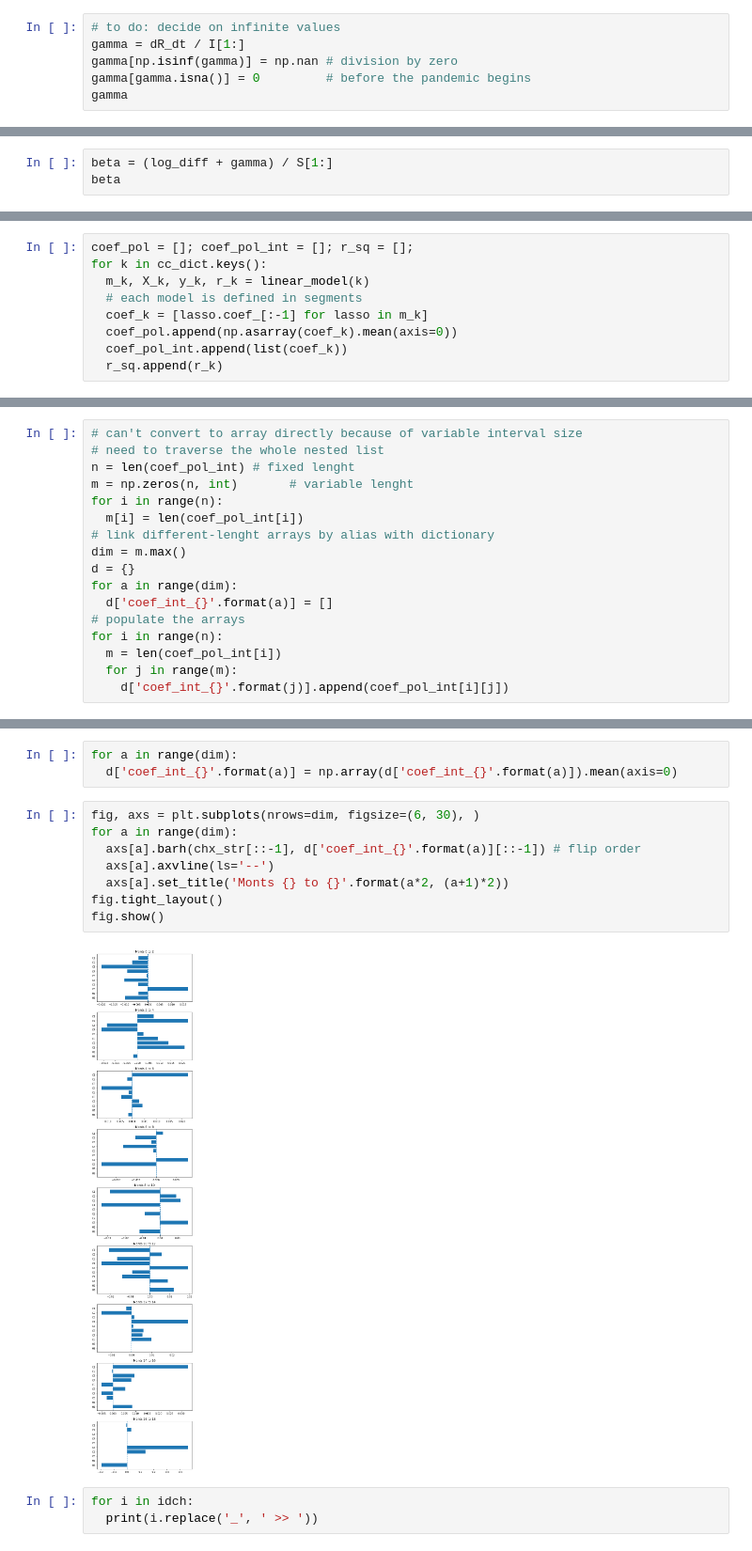
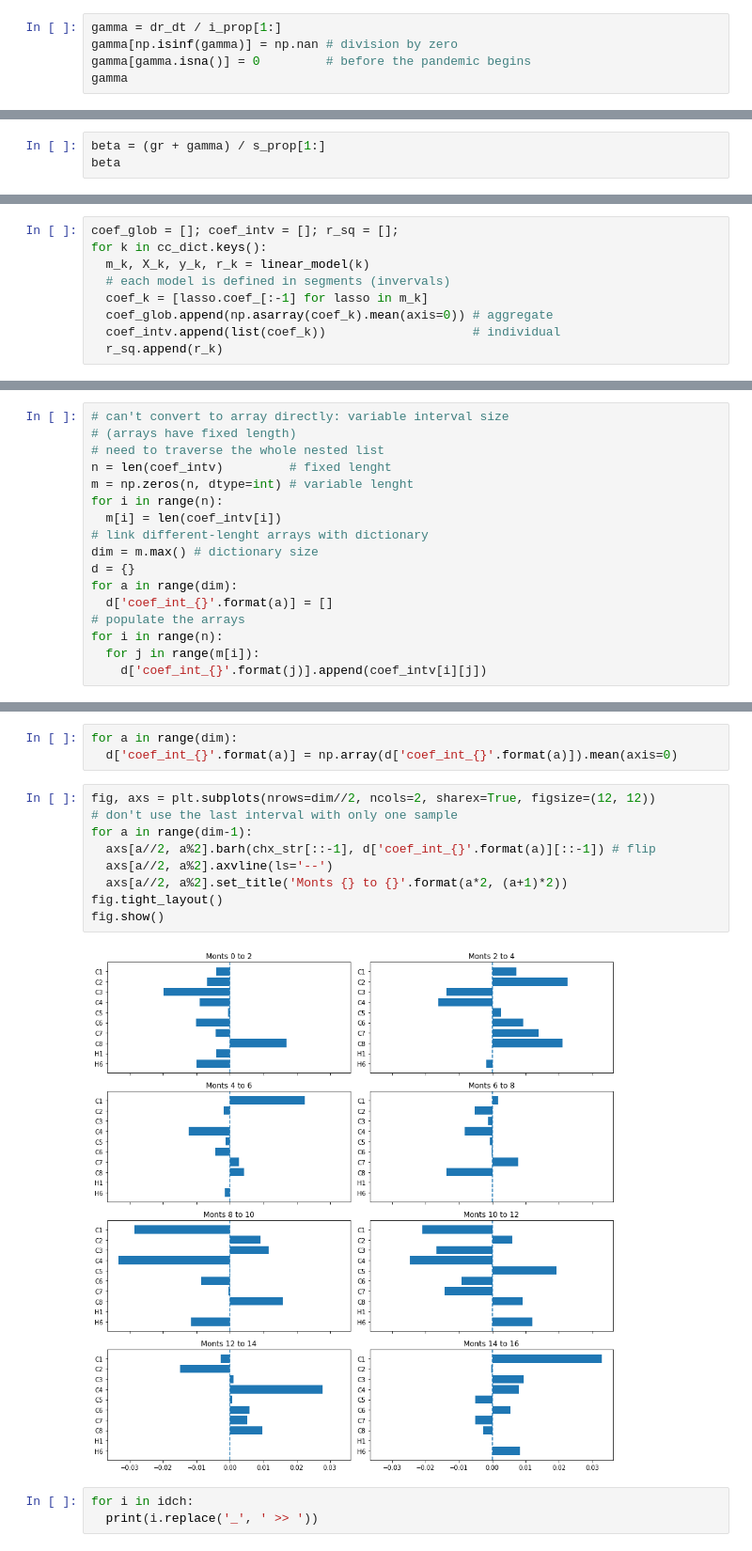
Before and after one commit to alexmadrinanfdez/covid-policy-analysis, a Jupyter notebook: linear-analysis.ipynb, the cells around one changed output, grey strips where cells are left out. Shown at 94% size. Saved outputs shown, nothing was run; the diff lists cells and outputs as text.

Commit message:
proportional compartments for beta computation

```diff
--- a/linear-analysis.ipynb
+++ b/linear-analysis.ipynb
@@ -442,6 +408,5 @@ dR_dt
 # %%
-# to do: decide on infinite values
-gamma = dR_dt / I[1:]
+gamma = dr_dt / i_prop[1:]
 gamma[np.isinf(gamma)] = np.nan # division by zero
 gamma[gamma.isna()] = 0         # before the pandemic begins
 gamma
@@ -462,5 +427,5 @@ gamma
 # %%
-beta = (log_diff + gamma) / S[1:]
+beta = (gr + gamma) / s_prop[1:]
 beta
 # %% [output]
 | Country/Region | Argentina | Australia | China | Czechia | Egypt | Finland | Honduras | India | Japan | Norway | ... |
@@ -1202,13 +1167,13 @@ def linear_model(region, delay=12, print=False):
   else:
     return reg, X, y, score
 # %%
-coef_pol = []; coef_pol_int = []; r_sq = [];
+coef_glob = []; coef_intv = []; r_sq = [];
 for k in cc_dict.keys():
   m_k, X_k, y_k, r_k = linear_model(k)
-  # each model is defined in segments
+  # each model is defined in segments (invervals)
   coef_k = [lasso.coef_[:-1] for lasso in m_k]
-  coef_pol.append(np.asarray(coef_k).mean(axis=0))
-  coef_pol_int.append(list(coef_k))
+  coef_glob.append(np.asarray(coef_k).mean(axis=0)) # aggregate
+  coef_intv.append(list(coef_k))                    # individual
   r_sq.append(r_k)
 # %% [markdown]
 Performance ($R^2$) for the chosen parameters. Is computed from the testing set.
@@ -1262,37 +1227,38 @@ plt.show()
 # %% [markdown]
 *Interval*-wise values for the coefficients of each policy type. They are meant to represent the coefficients at different stages of the pandemic.
 # %%
-# can't convert to array directly because of variable interval size
+# can't convert to array directly: variable interval size
+# (arrays have fixed length)
 # need to traverse the whole nested list
-n = len(coef_pol_int) # fixed lenght
-m = np.zeros(n, int)       # variable lenght
+n = len(coef_intv)         # fixed lenght
+m = np.zeros(n, dtype=int) # variable lenght
 for i in range(n):
-  m[i] = len(coef_pol_int[i])
-# link different-lenght arrays by alias with dictionary
-dim = m.max()
+  m[i] = len(coef_intv[i])
+# link different-lenght arrays with dictionary
+dim = m.max() # dictionary size
 d = {}
 for a in range(dim):
   d['coef_int_{}'.format(a)] = []
 # populate the arrays
 for i in range(n):
-  m = len(coef_pol_int[i])
-  for j in range(m):
-    d['coef_int_{}'.format(j)].append(coef_pol_int[i][j])
+  for j in range(m[i]):
+    d['coef_int_{}'.format(j)].append(coef_intv[i][j])
 # %% [markdown]
 The dictionary is contains the coefficients of the different intervals ordered by country (`axis=0`) and type (`axis=1`).
 # %%
 for a in range(dim):
   d['coef_int_{}'.format(a)] = np.array(d['coef_int_{}'.format(a)]).mean(axis=0)
 # %%
-fig, axs = plt.subplots(nrows=dim, figsize=(6, 30), )
-for a in range(dim):
-  axs[a].barh(chx_str[::-1], d['coef_int_{}'.format(a)][::-1]) # flip order
-  axs[a].axvline(ls='--')
-  axs[a].set_title('Monts {} to {}'.format(a*2, (a+1)*2))
+fig, axs = plt.subplots(nrows=dim//2, ncols=2, sharex=True, figsize=(12, 12))
+# don't use the last interval with only one sample
+for a in range(dim-1):
+  axs[a//2, a%2].barh(chx_str[::-1], d['coef_int_{}'.format(a)][::-1]) # flip
+  axs[a//2, a%2].axvline(ls='--')
+  axs[a//2, a%2].set_title('Monts {} to {}'.format(a*2, (a+1)*2))
 fig.tight_layout()
 fig.show()
 # %% [output]
-[figure, old version]
+[figure, new version]
 # %%
 for i in idch:
   print(i.replace('_', ' >> '))
```
Also changed, not shown: parts of 59 cells of this notebook.
